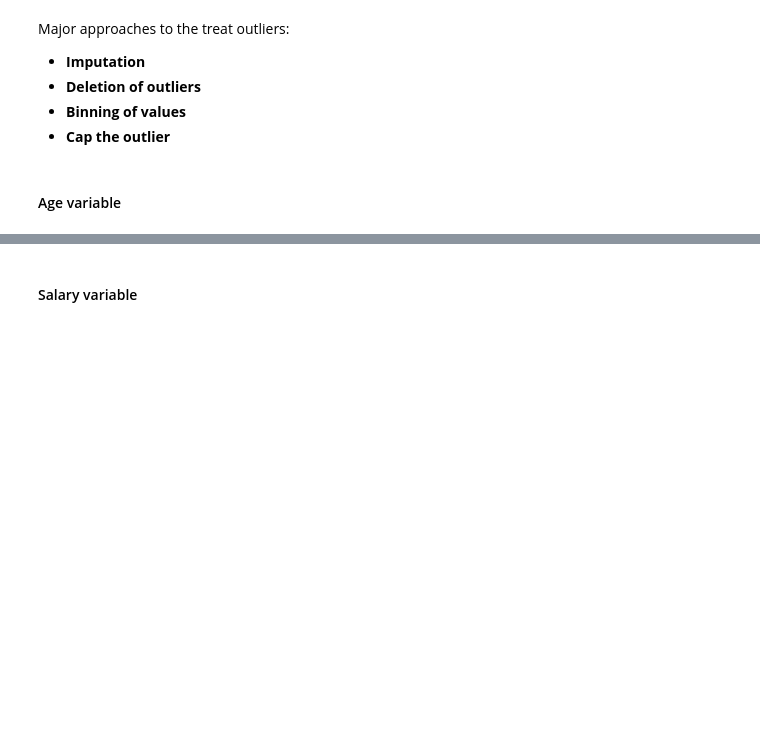
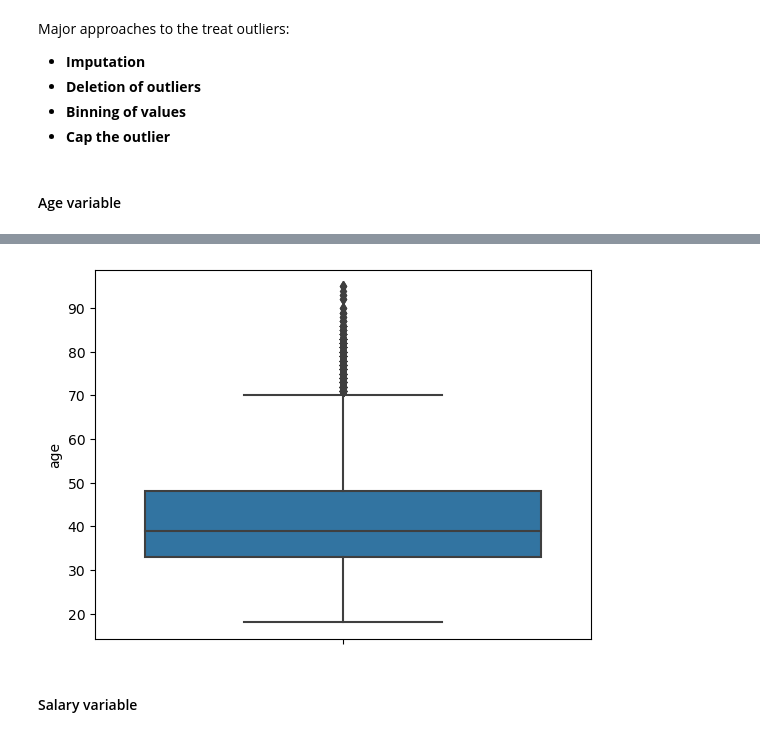
Before and after one commit to ektagupta-19/python-work, a Jupyter notebook: EDA Case Study-Bank Marketing Campaign.ipynb, the cells around one changed output, grey strips where cells are left out. Cells and saved outputs as stored; diff of their text form; code cells hidden in the pictures; blank space fills up the shorter version.

```diff
--- a/EDA Case Study-Bank Marketing Campaign.ipynb
+++ b/EDA Case Study-Bank Marketing Campaign.ipynb
@@ -202,5 +393,9 @@ Major approaches to the treat outliers:
 # %%
 #plot the boxplot of age variable.
+sns.boxplot(y=inp1.age)
+plt.show()
+# %% [output]
+[figure, added]
 # %% [markdown]
 #### Salary variable
 # %%
```
Also changed, not shown: parts of 81 cells of this notebook, 7 other files.
